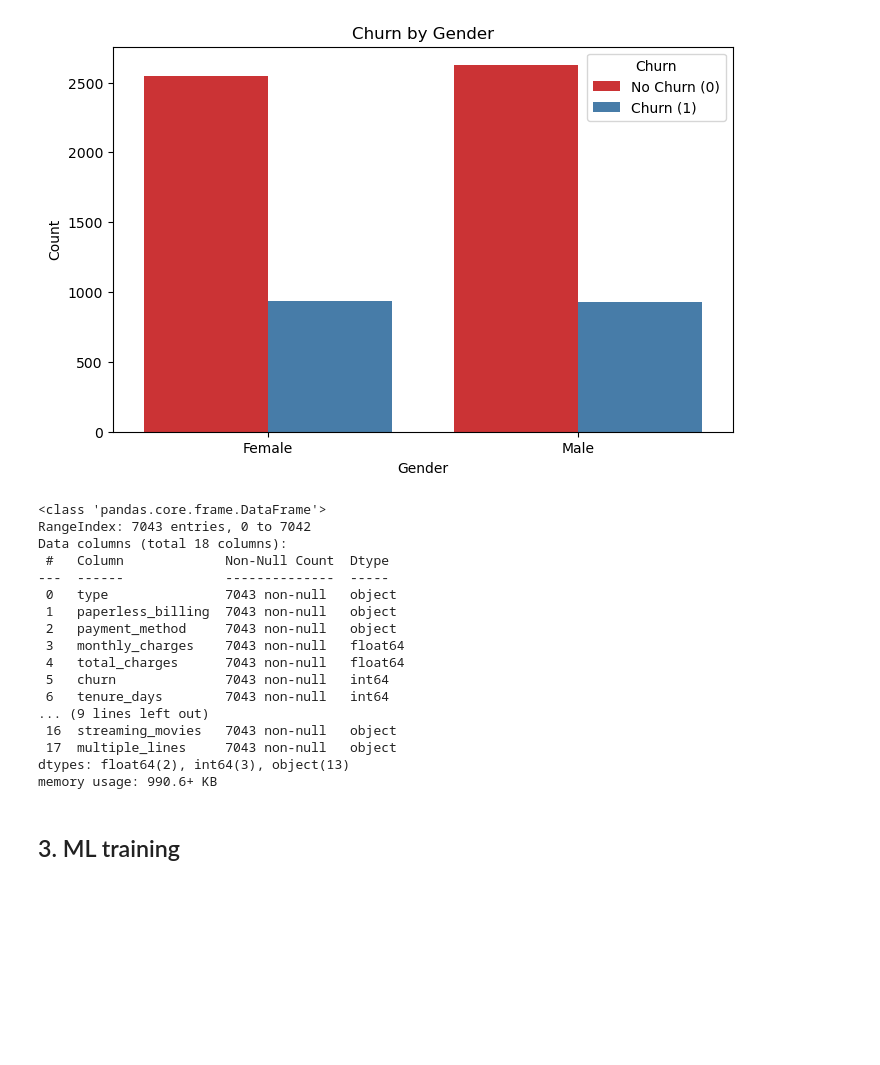
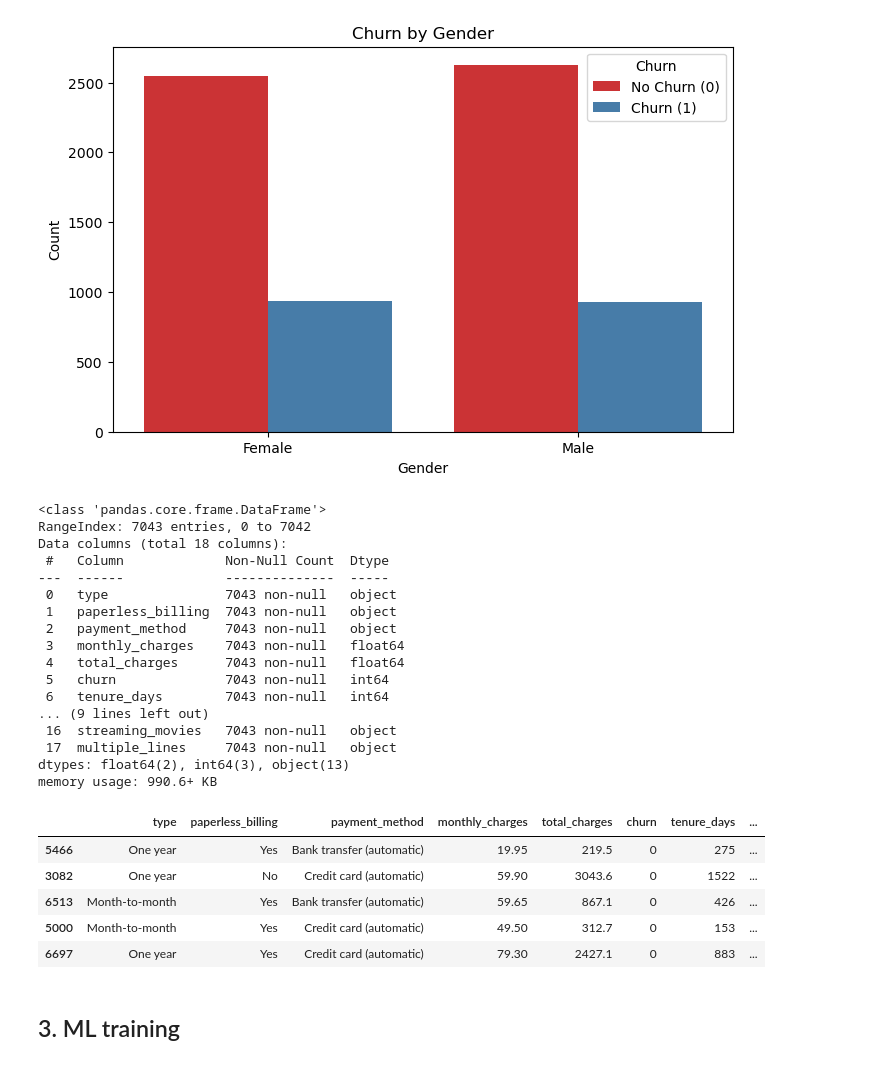
Before and after one commit to AKholman/CHURN-PREDICTION-WITH-DEPLOYMENT-ON-RENDER-USING-STREAMLIT, a Jupyter notebook: Churn_prediction.ipynb, the cells around one changed output. Cells and saved outputs as stored; diff of their text form; code cells hidden in the pictures; blank space fills up the shorter version.

```diff
--- a/Churn_prediction.ipynb
+++ b/Churn_prediction.ipynb
@@ -357,28 +357,35 @@ plt.show()
 # %%
 # above shown plot demonstrate that 'churn' behaves as independendt from 'male' and 'female' values.
 #Therefore we remove 'gender' column from the dataset.
 # Also, now we can remove 'customer_id' column beacuse it does not have a value for churn prediction.
 
 df = df.drop(columns={'customer_id', 'gender'})
 df.info()
+df.sample(5)
 # %% [output]
 <class 'pandas.core.frame.DataFrame'>
 RangeIndex: 7043 entries, 0 to 7042
 Data columns (total 18 columns):
  #   Column             Non-Null Count  Dtype
 ---  ------             --------------  -----
  0   type               7043 non-null   object
  1   paperless_billing  7043 non-null   object
  2   payment_method     7043 non-null   object
  3   monthly_charges    7043 non-null   float64
  4   total_charges      7043 non-null   float64
  5   churn              7043 non-null   int64
  6   tenure_days        7043 non-null   int64
 ... (9 lines left out)
  16  streaming_movies   7043 non-null   object
  17  multiple_lines     7043 non-null   object
 dtypes: float64(2), int64(3), object(13)
 memory usage: 990.6+ KB
+|  | type | paperless_billing | payment_method | monthly_charges | total_charges | churn | tenure_days | ... |
+| 5466 | One year | Yes | Bank transfer (automatic) | 19.95 | 219.5 | 0 | 275 | ... |
+| 3082 | One year | No | Credit card (automatic) | 59.90 | 3043.6 | 0 | 1522 | ... |
+| 6513 | Month-to-month | Yes | Bank transfer (automatic) | 59.65 | 867.1 | 0 | 426 | ... |
+| 5000 | Month-to-month | Yes | Credit card (automatic) | 49.50 | 312.7 | 0 | 153 | ... |
+| 6697 | One year | Yes | Credit card (automatic) | 79.30 | 2427.1 | 0 | 883 | ... |
 # %% [markdown]
 ## 3. ML training
 # %%
```
Also changed, not shown: parts of 1 cell of this notebook, 1 other file.
